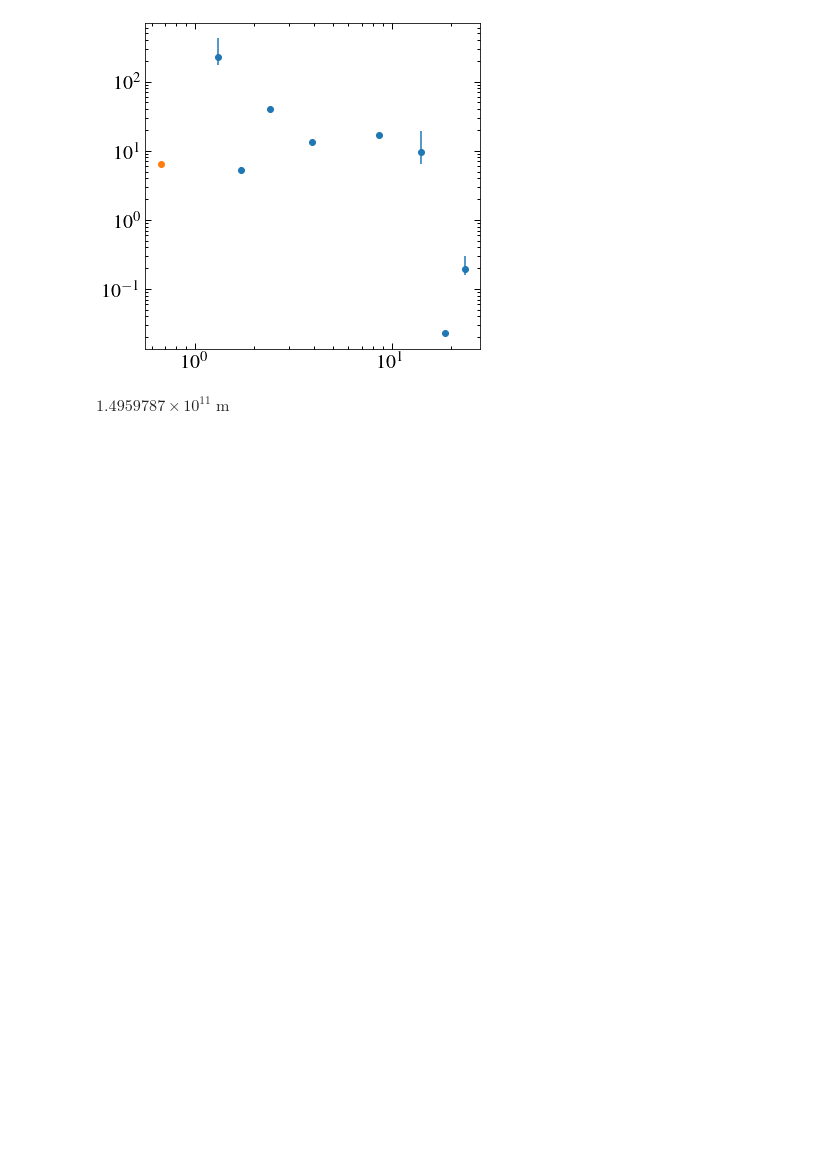
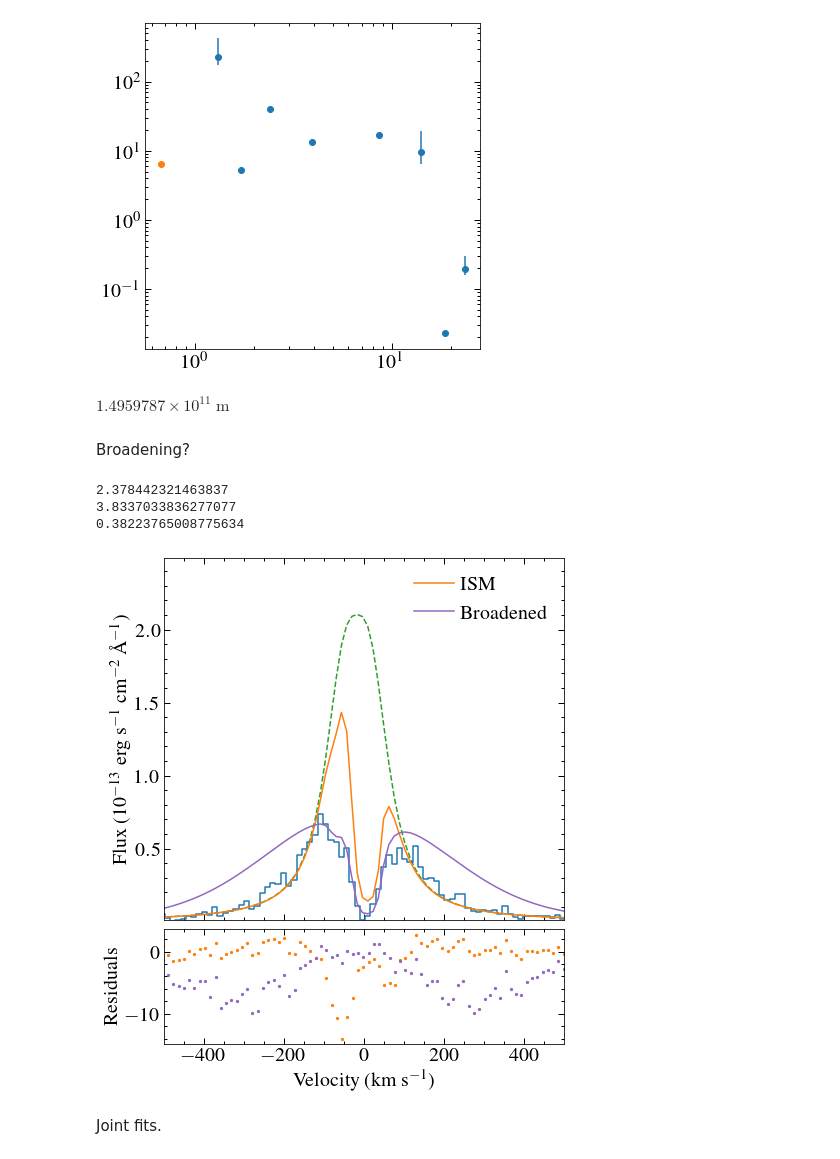
Before and after one commit to davidjwilson/pceb, a Jupyter notebook: eg_uma/eg_uma_lya_results.ipynb, the cells around one changed output. Saved outputs shown, nothing was run; the diff lists cells and outputs as text; code cells hidden in the pictures; blank space fills up the shorter version.

```diff
--- a/eg_uma/eg_uma_lya_results.ipynb
+++ b/eg_uma/eg_uma_lya_results.ipynb
@@ -1211,3 +1223,80 @@ print(dscale)
 const.au
 # %% [output]
 $1.4959787 \times 10^{11} \; \mathrm{m}$
+# %% [markdown]
+Broadening?
+# %%
+
+
+fig, axes = plt.subplots(figsize=(7,8))
+gs = GridSpec(4, 1, figure=fig)
+
+plt.subplot(gs[:3])
+data1 = Table.read(sr_specs_phase[3])
+v1 = (data1['wave_lya']*u.AA).to(u.km/u.s,  equivalencies=u.doppler_optical(lya*u.AA))
+l1 = data1['lya_intrinsic_median']
+i1 = data1['lya_ism_median']
+rv1 = data1['vs_n value'][2]
+
+data2= Table.read(sr_specs_phase[0])
+w2 = data2['wave_lya']
+v2 = (data2['wave_lya']*u.AA).to(u.km/u.s,  equivalencies=u.doppler_optical(lya*u.AA))
+f2 = data2['flux_lya']
+i2 = data2['lya_ism_median']
+
+rv2 = data2['vs_n value'][2]
+
+l3 = interp1d(v1.value-rv1+rv2, l1, fill_value='extrapolate')(v2)
+
+l3b = convolve(l3, Gaussian1DKernel(stddev=15))
+
+fit1 = l3*i2
+fit2 = l3b*i2
+
+plt.step(v2, f2*fscale, where='mid', c='C0')
+# plt.plot(v2, fit1*fscale, label= ('0.73 ISM'), c='C1')
+plt.plot(v2, fit1*fscale, label= ('ISM'),c='C1')
+plt.plot(v2, fit2*fscale, label= (' Broadened'),c='C4')
+
+plt.plot(v2, l3*fscale,c='C2', ls='--', zorder = -1)
+
+
+plt.xlim(-499, 499)
+plt.ylim(0.01, 2.49)
+plt.ylabel('Flux (10$^{-13}$ erg s$^{-1}$ cm$^{-2}$ \AA$^{-1}$)', size=20)
+plt.xticks(visible=False)
+plt.legend()
+
+plt.subplot(gs[3:])
+plt.xlabel('Velocity (km s$^{-1}$)', size=20)
+
+
+plt.scatter(v, ((f2)-(fit1))/(data2['error_lya']), alpha=1, s=5, c='C1')
+plt.scatter(v, ((f2)-(fit2))/(data2['error_lya']), alpha=1, s=5, c='C4')
+
+print(np.mean(((f2-fit1)/data2['error_lya'])**2)**0.5)
+print(np.mean(((f2-fit2)/data2['error_lya'])**2)**0.5)
+
+plt.ylabel('Residuals')
+plt.xlim(-499, 499)
+
+plt.tight_layout()
+plt.subplots_adjust(hspace=0.08, wspace=0.03)
+
+mask = (w2 > 1205) & (w2 < 1225)
+
+if1 = np.trapz(fit2[mask]*fscale, w2[mask])
+if2 = np.trapz(f2[mask]*fscale, w2[mask])
+
+print((if1-if2)/if1)
+
+
+# plt.savefig('plots/shifted_fit.pdf')
+# plt.savefig('plots/shifted_fit_pow.png', facecolor='w')
+# %% [output]
+2.378442321463837
+3.8337033836277077
+0.38223765008775634
+[figure, added]
+# %% [markdown]
+Joint fits.
```
Also changed, not shown: parts of 9 cells of this notebook, 14 other files.
